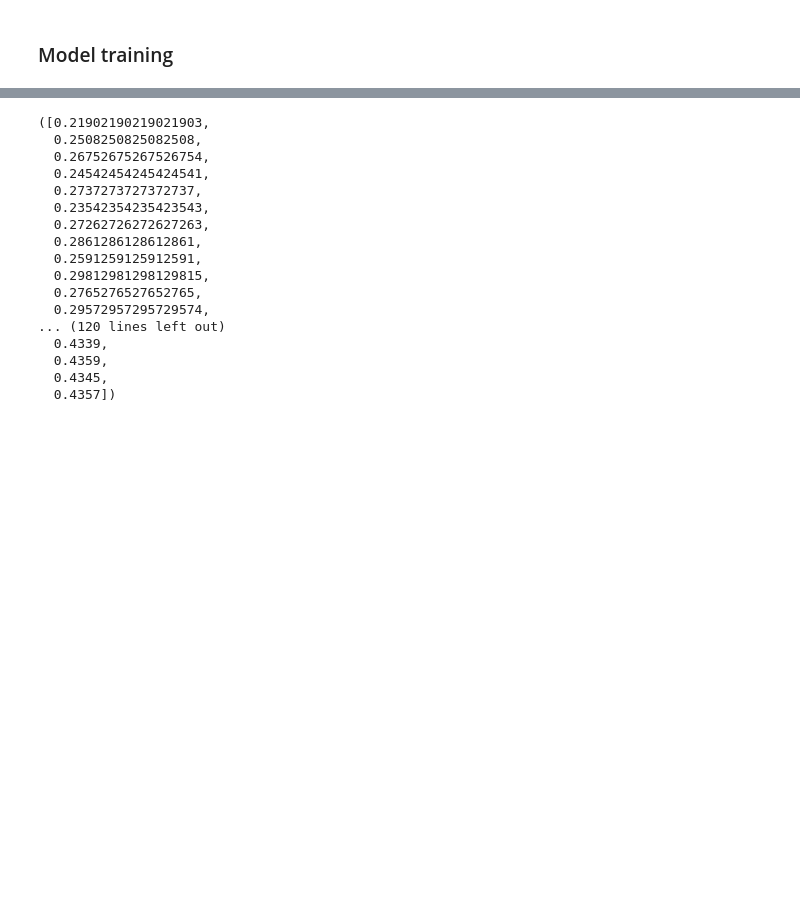
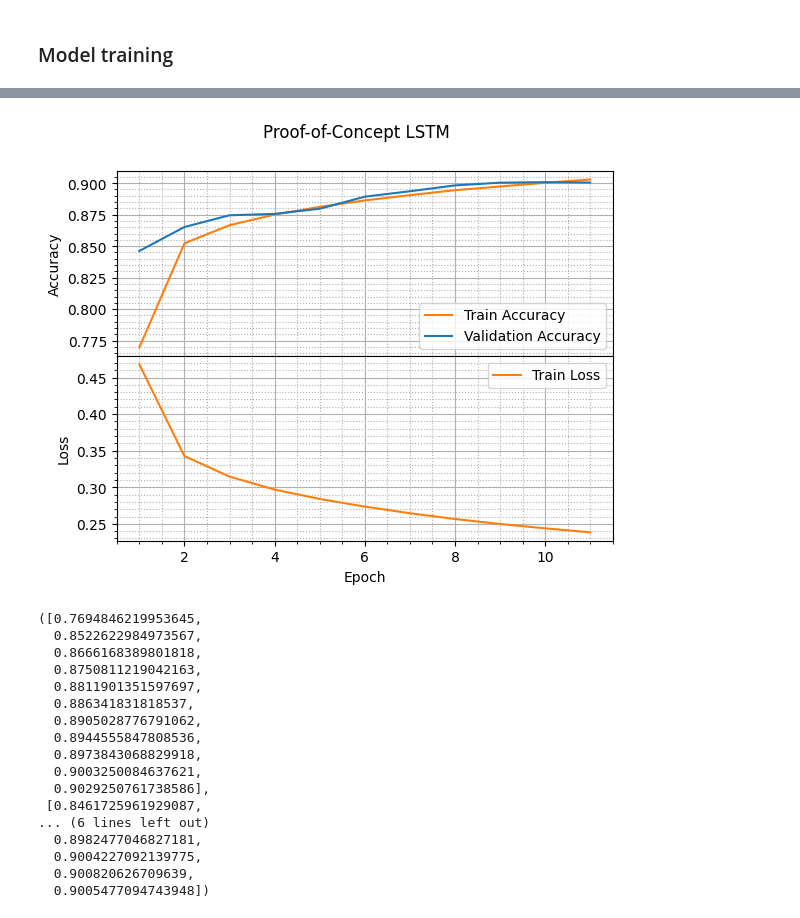
Before and after one commit to SpookySquidward/ECE539-Final-Project, a Jupyter notebook: lstm_example.ipynb, the cells around one changed output, grey strips where cells are left out. Drawn from its saved outputs; the diff is of its cells as text; code cells hidden in the pictures; blank space fills up the shorter version.

Commit message:
Add simple plotting method

```diff
--- a/lstm_example.ipynb
+++ b/lstm_example.ipynb
@@ -123,5 +124,5 @@ loss_fn = torch.nn.CrossEntropyLoss()
 runner = model_runner.runner(model_name="LSTM_test_full_formatted_dataset", model=model, optimizer=optim, loss_fn=loss_fn)
 # %%
 # Train that model!
-runner.train(train_sampler, val_sampler, num_epochs=10, autosave_interval_epochs=1)
+runner.train(train_sampler, val_sampler, num_epochs=1, autosave_interval_epochs=1)
 # %% [output]
@@ -133,20 +130,22 @@ KeyboardInterrupt:
 # %%
+runner.plot_model_performance(title="Proof-of-Concept LSTM", show_loss=True)
 runner._train_acc_history, runner._val_acc_history
 # %% [output]
+[figure, added]
-([0.21902190219021903,
-  0.2508250825082508,
-  0.26752675267526754,
-  0.24542454245424541,
-  0.2737273727372737,
-  0.23542354235423543,
-  0.27262726272627263,
-  0.2861286128612861,
-  0.2591259125912591,
-  0.29812981298129815,
-  0.2765276527652765,
-  0.29572957295729574,
-... (120 lines left out)
-  0.4339,
-  0.4359,
-  0.4345,
-  0.4357])
+([0.7694846219953645,
+  0.8522622984973567,
+  0.8666168389801818,
+  0.8750811219042163,
+  0.8811901351597697,
+  0.886341831818537,
+  0.8905028776791062,
+  0.8944555847808536,
+  0.8973843068829918,
+  0.9003250084637621,
+  0.9029250761738586],
+ [0.8461725961929087,
+... (6 lines left out)
+  0.8982477046827181,
+  0.9004227092139775,
+  0.900820626709639,
+  0.9005477094743948])
```
Also changed, not shown: parts of 2 cells of this notebook.
